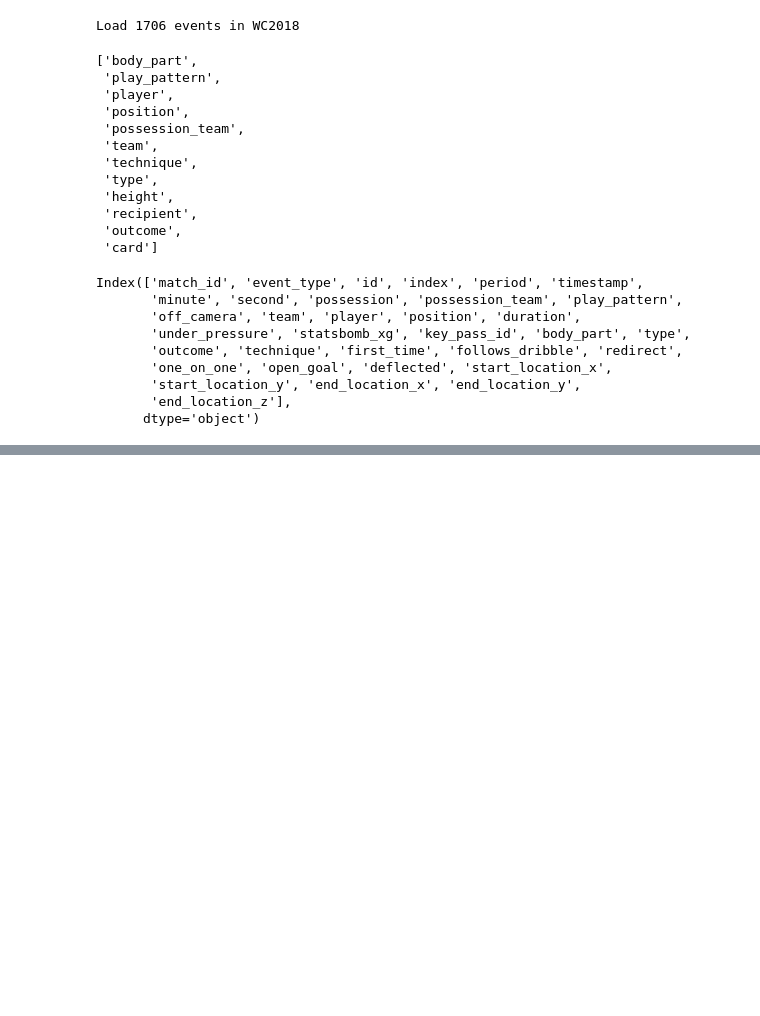
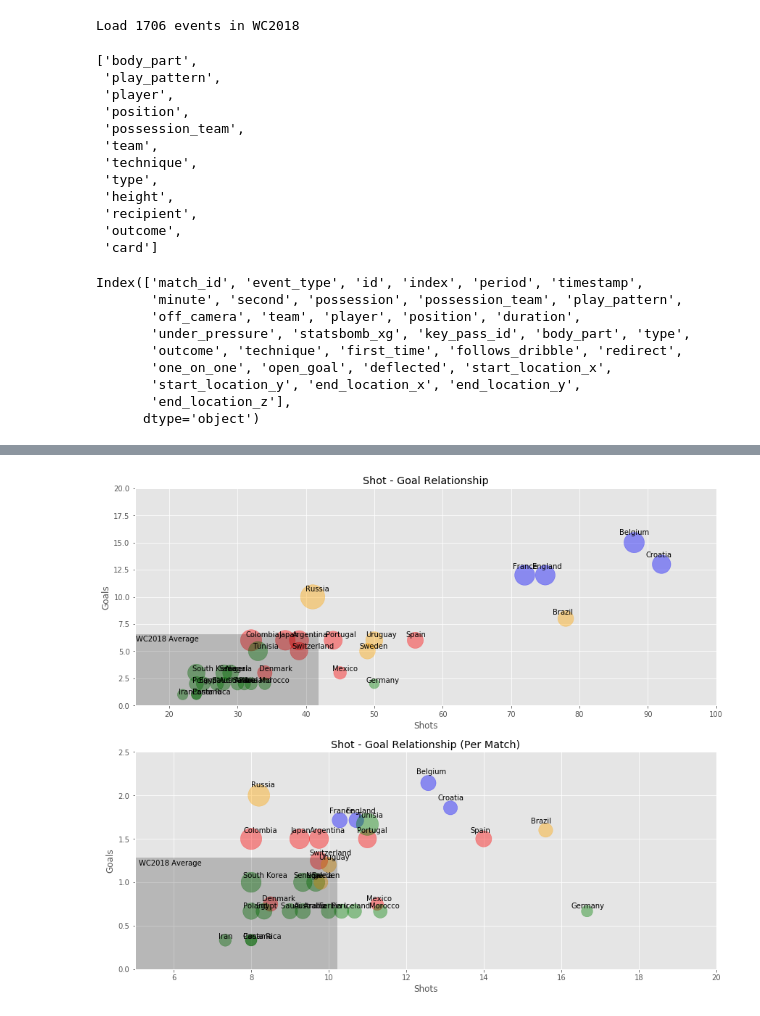
Before and after one commit to bkktimber/keyboard-manager, a Jupyter notebook: get_data.ipynb, the cells around one changed output, grey strips where cells are left out. Drawn from its saved outputs; the diff is of its cells as text; code cells hidden in the pictures; blank space fills up the shorter version.

Commit message:
edit visualisation

```diff
--- a/get_data.ipynb
+++ b/get_data.ipynb
@@ -214,0 +159,2 @@ receipt_df.sample()
+# %%
+shot_outcome['progress'] = shot_outcome.match_played.map({3: 'group_stage', 4: 'round_16', 5: 'round_8', 7: 'finalists'})
@@ -214,0 +175,8 @@ receipt_df.sample()
+# %%
+import matplotlib.pylab as plt
+%matplotlib inline
+plt.rcParams['figure.figsize'] = [12, 10]
+# %%
+colour_dict = dict(zip(shot_outcome.progress.unique().tolist(), ['red', 'green', 'blue', 'orange']))
+# %%
+plt.style.use('ggplot')
@@ -214,0 +199,54 @@ receipt_df.sample()
+# %%
+fig = plt.figure(constrained_layout=True)
+
+gs = GridSpec(2, 2, figure=fig)
+# identical to ax1 = plt.subplot(gs.new_subplotspec((0, 0), colspan=3))
+ax1 = fig.add_subplot(gs[0, :])
+ax2 = fig.add_subplot(gs[1, :])
+# ax3 = fig.add_subplot(gs[1, 1])
+
+ax1.scatter(shot_outcome.total_shot, shot_outcome.Goal,
+            s=500 * shot_outcome.goal_conversion/shot_outcome.goal_conversion.mean(),
+            c=shot_outcome.progress.apply(lambda x: colour_dict[x]),
+           alpha=0.4)
+ax1.axvspan(0,
+            shot_outcome.total_shot.mean(),
+            ymin=0,
+            ymax=shot_outcome.Goal.mean()/shot_outcome.Goal.max(),
+            alpha=0.2, color='black')
+for i, txt in enumerate(shot_outcome.index):
+    ax1.annotate(txt, (shot_outcome.total_shot[i] * 0.975, shot_outcome.Goal[i] * 1.05))
+
+ax1.set_title('Shot - Goal Relationship')
+ax1.set_xlabel('Shots')
+ax1.set_ylabel('Goals')
+ax1.set_xlim([15, 100])
+ax1.set_ylim([0, 20])
+ax1.annotate('WC2018 Average', xy=(15, 5), xytext=(15.1, shot_outcome.Goal.mean() * 1.2))
+
+ax2.scatter(shot_outcome.shot_per_game, shot_outcome.goal_per_game,
+            s=500 * shot_outcome.conversion_per_game/shot_outcome.conversion_per_game.mean(),
+            c=shot_outcome.progress.apply(lambda x: colour_dict[x]),
+           alpha=0.4)
+ax2.axvspan(0,
+            shot_outcome.shot_per_game.mean(),
+            ymin=0,
+            ymax=shot_outcome.goal_per_game.mean()/shot_outcome.goal_per_game.max(),
+            alpha=0.2, color='black')
+for i, txt in enumerate(shot_outcome.index):
+    ax2.annotate(txt, (shot_outcome.shot_per_game[i] * 0.975, shot_outcome.goal_per_game[i] * 1.05))
+
+ax2.set_title('Shot - Goal Relationship (Per Match)')
+ax2.set_xlabel('Shots')
+ax2.set_ylabel('Goals')
+ax2.set_xlim([5, 20])
+ax2.set_ylim([0, 2.5])
+ax2.annotate('WC2018 Average', xy=(5, 1), xytext=(5.1, shot_outcome.goal_per_game.mean() + 0.1))
+
+# fig.suptitle("WC2018 Shot Profile by Team")
+# format_axes(fig)
+
+fig.savefig('shot-profile.png', format='png')
+plt.show()
+# %% [output]
+[figure, added]
```
Also changed, not shown: parts of 21 cells of this notebook, 1 other file.
